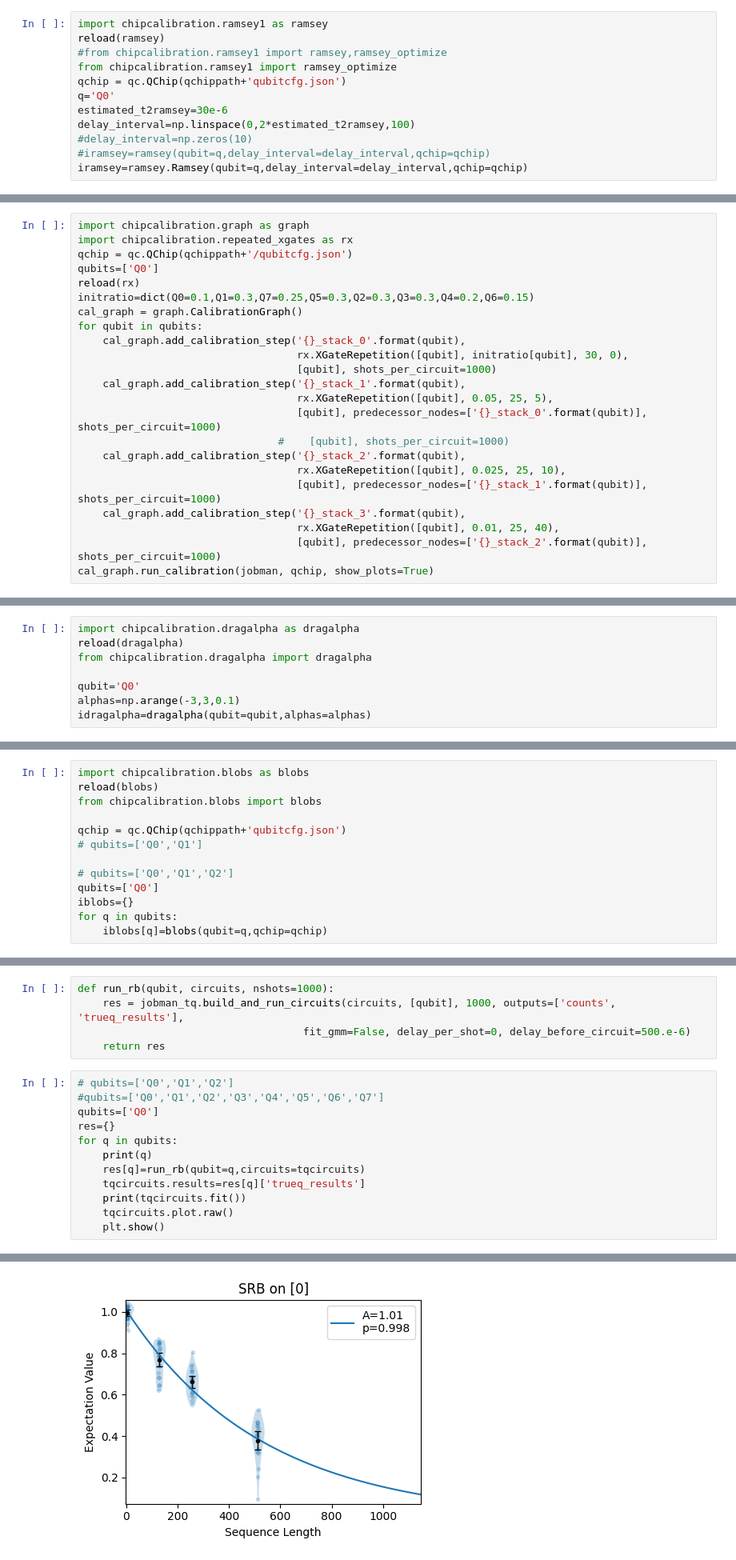
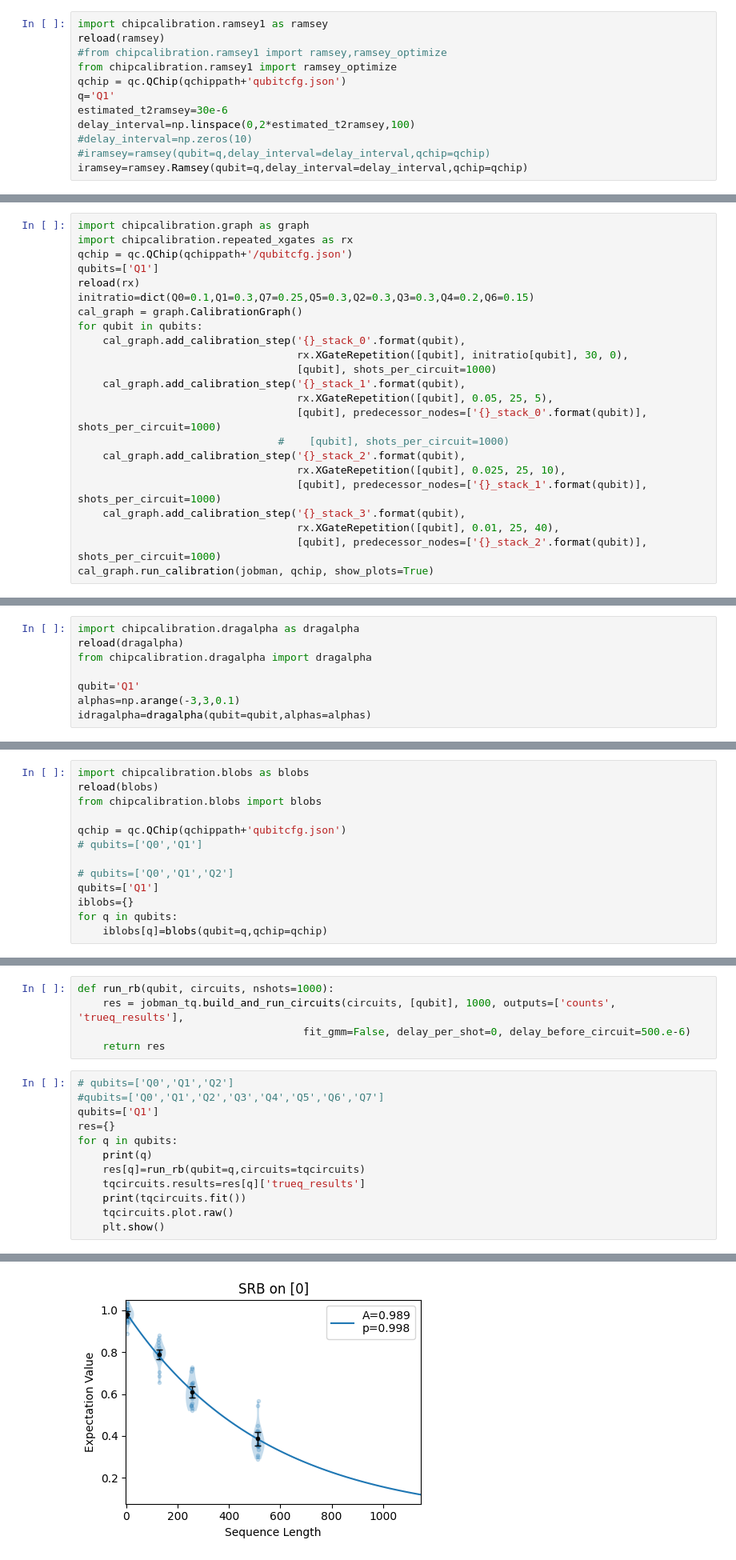
Before and after one commit to freaksie/chipcalibration, a Jupyter notebook: chipcali_fpgaml.ipynb, the cells around one changed output, grey strips where cells are left out. Shown at 80% size. Saved outputs shown, nothing was run; the diff lists cells and outputs as text.

```diff
--- a/chipcali_fpgaml.ipynb
+++ b/chipcali_fpgaml.ipynb
@@ -630,7 +611,7 @@ reload(ramsey)
 #from chipcalibration.ramsey1 import ramsey,ramsey_optimize
 from chipcalibration.ramsey1 import ramsey_optimize
 qchip = qc.QChip(qchippath+'qubitcfg.json')
-q='Q0'
+q='Q1'
 estimated_t2ramsey=30e-6
 delay_interval=np.linspace(0,2*estimated_t2ramsey,100)
 #delay_interval=np.zeros(10)
@@ -702,7 +683,7 @@ plt.plot(c1[0],c1[1],marker='$%s$'%labels[1],color='red')
 import chipcalibration.graph as graph
 import chipcalibration.repeated_xgates as rx
 qchip = qc.QChip(qchippath+'/qubitcfg.json')
-qubits=['Q0']
+qubits=['Q1']
 reload(rx)
 initratio=dict(Q0=0.1,Q1=0.3,Q7=0.25,Q5=0.3,Q2=0.3,Q3=0.3,Q4=0.2,Q6=0.15)
 cal_graph = graph.CalibrationGraph()
@@ -739,7 +720,7 @@ import chipcalibration.dragalpha as dragalpha
 reload(dragalpha)
 from chipcalibration.dragalpha import dragalpha
 
-qubit='Q0'
+qubit='Q1'
 alphas=np.arange(-3,3,0.1)
 idragalpha=dragalpha(qubit=qubit,alphas=alphas)
 # %%
@@ -773,7 +754,7 @@ qchip = qc.QChip(qchippath+'qubitcfg.json')
 # qubits=['Q0','Q1']
 
 # qubits=['Q0','Q1','Q2']
-qubits=['Q0']
+qubits=['Q1']
 iblobs={}
 for q in qubits:
     iblobs[q]=blobs(qubit=q,qchip=qchip)
@@ -942,7 +923,7 @@ def run_rb(qubit, circuits, nshots=1000):
 # %%
 # qubits=['Q0','Q1','Q2']
 #qubits=['Q0','Q1','Q2','Q3','Q4','Q5','Q6','Q7']
-qubits=['Q0']
+qubits=['Q1']
 res={}
 for q in qubits:
     print(q)
@@ -975,5 +956,5 @@ RCal Estimate on (0,):
 ---------------------------
-[figure, old version]
+[figure, new version]
 # %%
 jobman.gmm_manager.savejson(qchippath+'gmm.json')
 # %%
```
Also changed, not shown: parts of 44 cells of this notebook, 3 other files.
